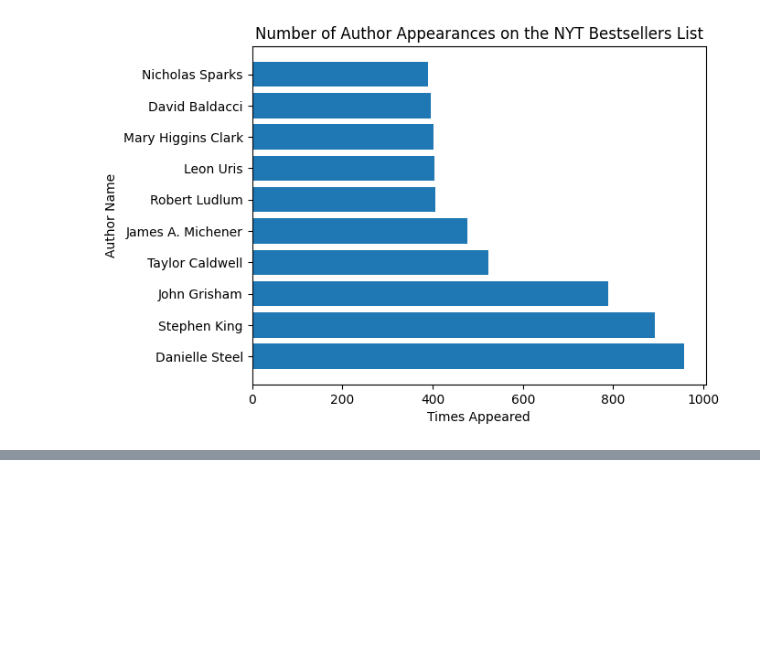
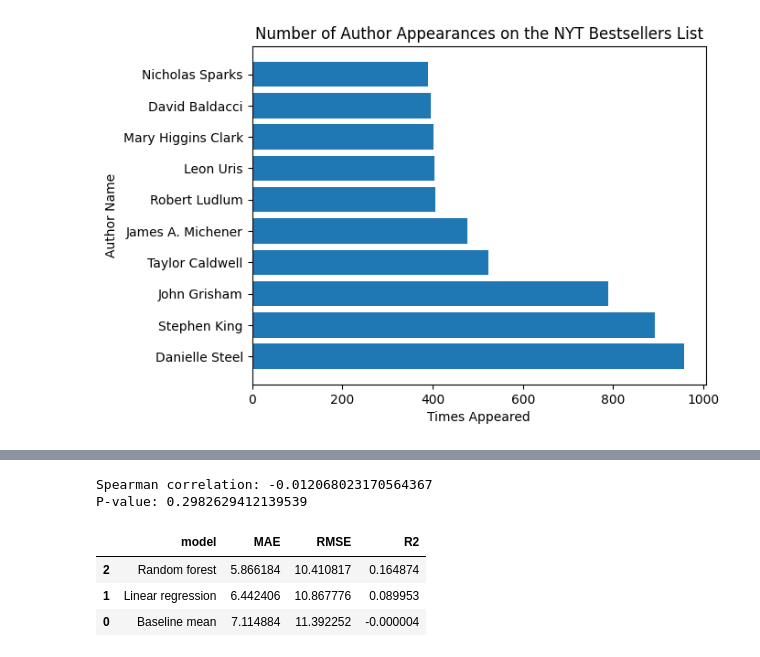
Before and after one commit to mnguyen175/DRSP-2026-Maryan-Nguyen-, a Jupyter notebook: DRSP_Final_Project_2026_Maryan_Nguyen.ipynb, the cells around one changed output, grey strips where cells are left out. Drawn from its saved outputs; the diff is of its cells as text; code cells hidden in the pictures; blank space fills up the shorter version.

```diff
--- a/DRSP_Final_Project_2026_Maryan_Nguyen.ipynb
+++ b/DRSP_Final_Project_2026_Maryan_Nguyen.ipynb
@@ -174,0 +165,58 @@ Text(0, 0.5, 'Number of Books')
+# %%
+from scipy.stats import spearmanr
+
+rho, p_value = spearmanr(
+    books_df['debut_rank'],
+    books_df['total_weeks']
+)
+
+print('Spearman correlation:', rho)
+print('P-value:', p_value)
+# %% [output]
+Spearman correlation: -0.012068023170564367
+P-value: 0.2982629412139539
+# %%
+from sklearn.model_selection import train_test_split
+from sklearn.dummy import DummyRegressor
+from sklearn.linear_model import LinearRegression
+from sklearn.ensemble import RandomForestRegressor
+from sklearn.metrics import mean_absolute_error, mean_squared_error, r2_score
+
+X = books_df[['debut_rank', 'pub_year']]
+y = books_df['total_weeks']
+
+X_train, X_test, y_train, y_test = train_test_split(
+    X, y, test_size=0.20, random_state=42
+)
+
+models = {
+    'Baseline mean': DummyRegressor(strategy='mean'),
+    'Linear regression': LinearRegression(),
+    'Random forest': RandomForestRegressor(
+        n_estimators=300,
+        max_depth=5,
+        min_samples_leaf=15,
+        random_state=42
+    )
+}
+
+results = []
+for name, model in models.items():
+  model.fit(X_train, y_train)
+  predictions = model.predict(X_test)
+  predictions = np.maximum(predictions, 0)
+
+  results.append({
+      'model':name,
+      'MAE':mean_absolute_error(y_test,predictions),
+      'RMSE':mean_squared_error(y_test,predictions)**0.5,
+      'R2':r2_score(y_test,predictions)
+    })
+
+results_df = pd.DataFrame(results).sort_values('MAE')
+results_df
+# %% [output]
+|  | model | MAE | RMSE | R2 |
+| 2 | Random forest | 5.866184 | 10.410817 | 0.164874 |
+| 1 | Linear regression | 6.442406 | 10.867776 | 0.089953 |
+| 0 | Baseline mean | 7.114884 | 11.392252 | -0.000004 |
```
Also changed, not shown: parts of 18 cells of this notebook.
